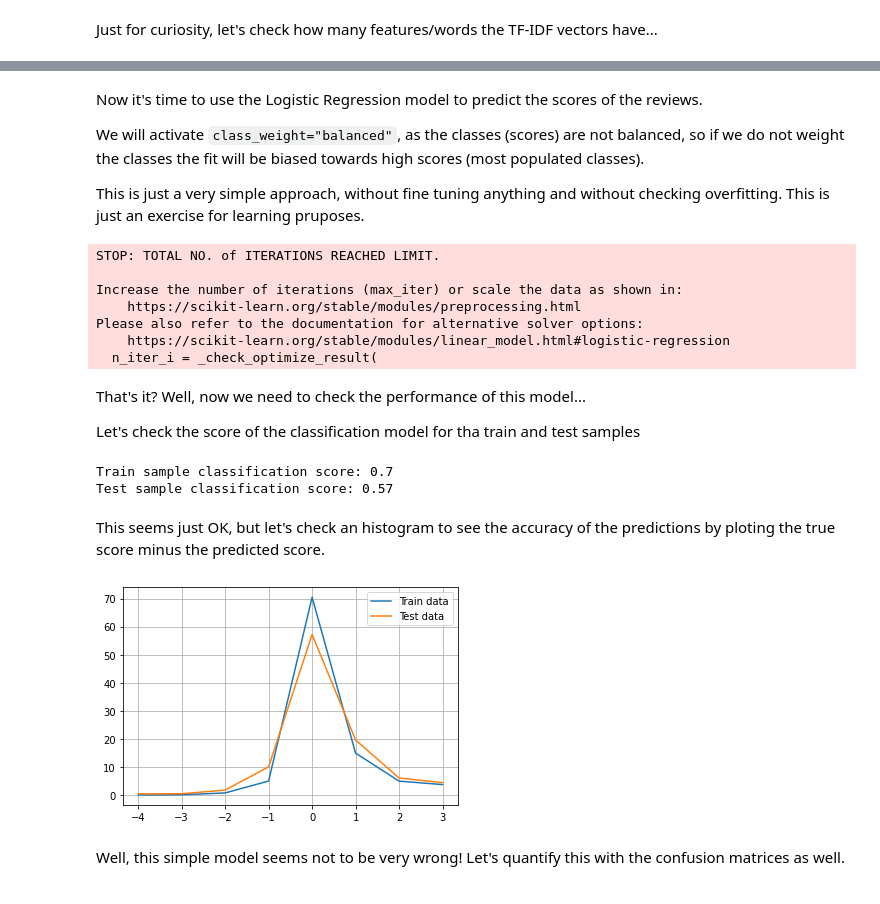
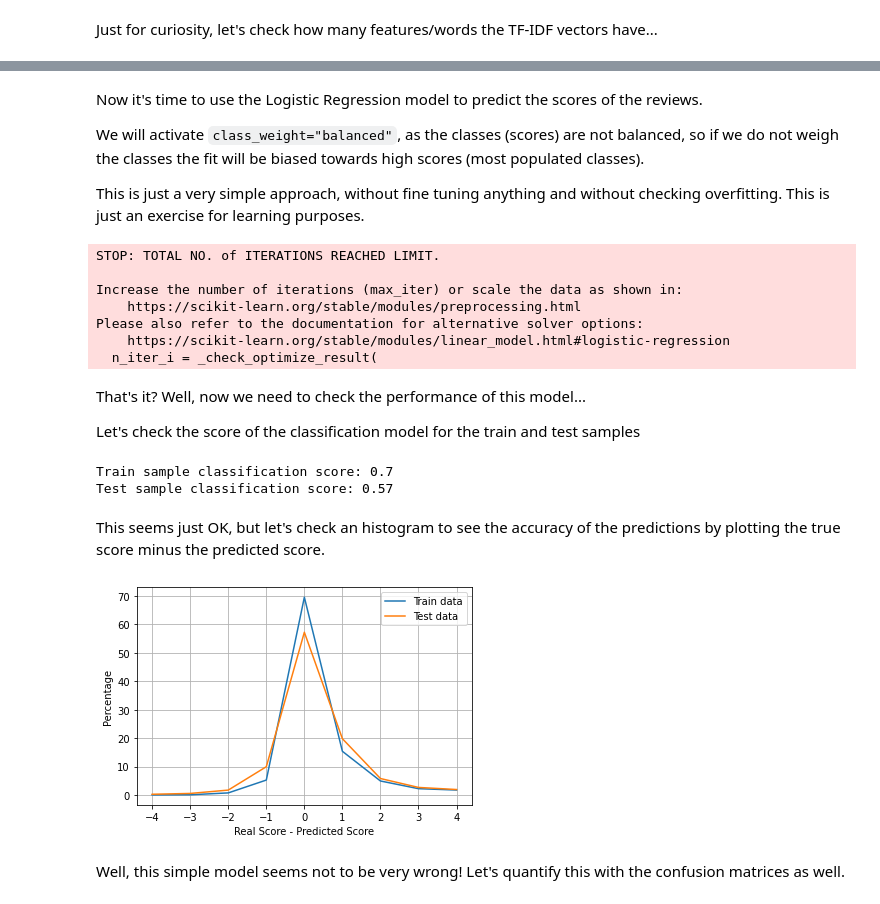
Before and after one commit to ordovas/amazon_books_reviews, a Jupyter notebook: simple_logisitc_regression.ipynb, the cells around one changed output, grey strips where cells are left out. Cells and saved outputs as stored; diff of their text form; code cells hidden in the pictures.

Commit message:
Finished README with simple exercise

```diff
--- a/simple_logisitc_regression.ipynb
+++ b/simple_logisitc_regression.ipynb
@@ -150,9 +150,9 @@ len(y_train),len(y_test)
 # %% [markdown]
 Now it's time to use the Logistic Regression model to predict the scores of the reviews.
 
-We will activate `class_weight="balanced"`, as the classes (scores) are not balanced, so if we do not weight the classes the fit will be biased towards high scores (most populated classes).
+We will activate `class_weight="balanced"`, as the classes (scores) are not balanced, so if we do not weigh the classes the fit will be biased towards high scores (most populated classes).
 
-This is just a very simple approach, without fine tuning anything and without checking overfitting. This is just an exercise for learning pruposes.
+This is just a very simple approach, without fine tuning anything and without checking overfitting. This is just an exercise for learning purposes.
 # %%
 clf = LogisticRegression(random_state=0,class_weight="balanced").fit(X_train, y_train)
 # %% [output]
@@ -166,7 +166,7 @@ Please also refer to the documentation for alternative solver options:
 # %% [markdown]
 That's it? Well, now we need to check the performance of this model...
 
-Let's check the score of the classification model for tha train and test samples
+Let's check the score of the classification model for the train and test samples
 # %%
 sc_train=clf.score(X_train, y_train)
 sc_test=clf.score(X_test, y_test)
@@ -176,16 +176,18 @@ print(f"Test sample classification score: {round(sc_test,2)}")
 Train sample classification score: 0.7
 Test sample classification score: 0.57
 # %% [markdown]
-This seems just OK, but let's check an histogram to see the accuracy of the predictions by ploting the true score minus the predicted score.
+This seems just OK, but let's check an histogram to see the accuracy of the predictions by plotting the true score minus the predicted score.
 # %%
-counts, bins = np.histogram(y_train-clf.predict(X_train),bins=np.arange(-4,5))
+counts, bins = np.histogram(y_train-clf.predict(X_train),bins=np.arange(-4,6))
 plt.plot(bins[:-1],counts*100/sum(counts),label="Train data")
 plt.grid()
-counts, bins = np.histogram(y_test-clf.predict(X_test),bins=np.arange(-4,5))
+counts, bins = np.histogram(y_test-clf.predict(X_test),bins=np.arange(-4,6))
 plt.plot(bins[:-1],counts*100/sum(counts),label="Test data")
+plt.xlabel("Real Score - Predicted Score")
+plt.ylabel("Percentage")
 plt.legend();
 # %% [output]
-[figure, old version]
+[figure, new version]
 # %% [markdown]
 Well, this simple model seems not to be very wrong! Let's quantify this with the confusion matrices as well.
 # %%
```
Also changed, not shown: parts of 29 cells of this notebook, 3 other files.
